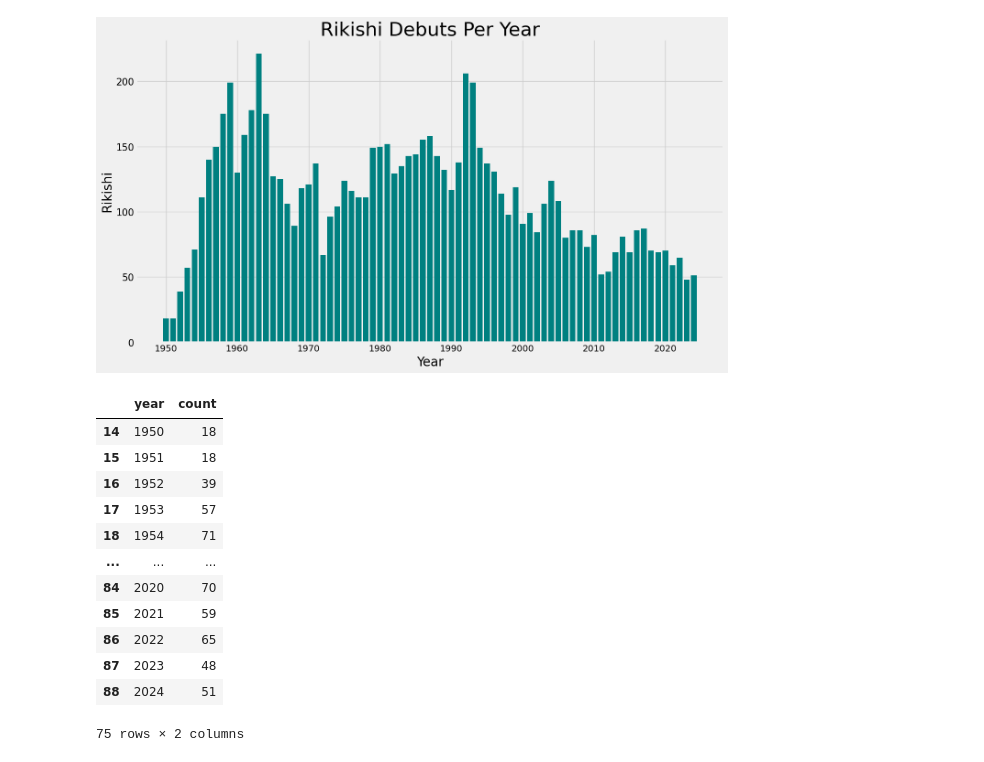
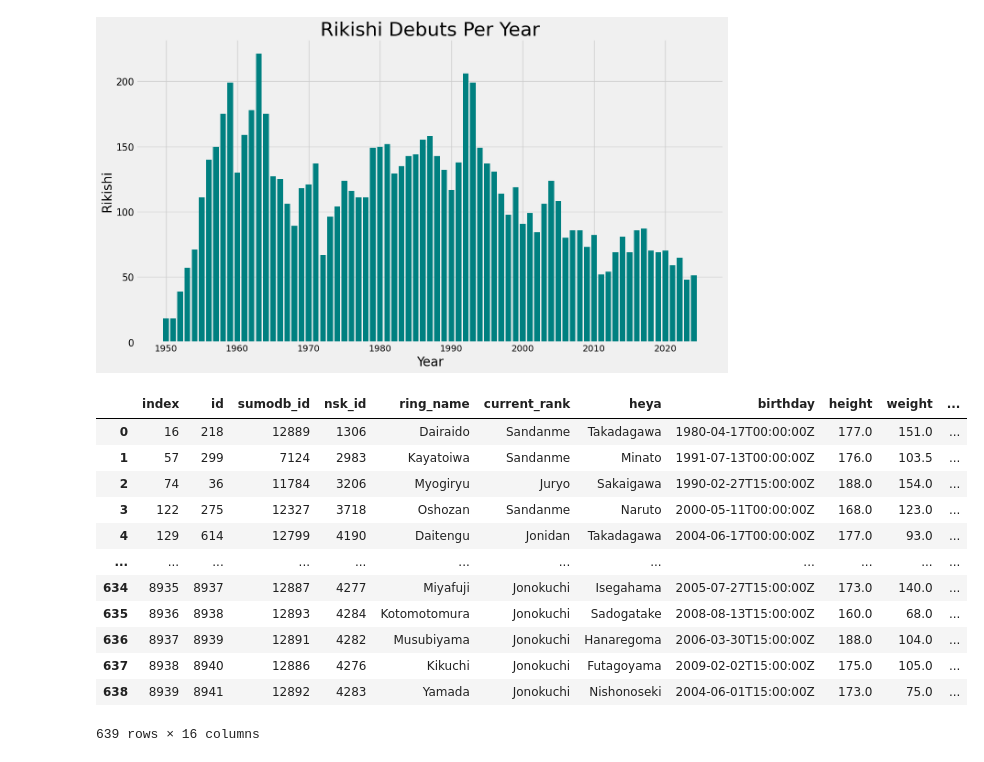
Before and after one commit to FragariaChemist/sumo, a Jupyter notebook: code/02_feature_engineering.ipynb, the cells around one changed output. Cells and saved outputs as stored; diff of their text form; code cells hidden in the pictures.

```diff
--- a/code/02_feature_engineering.ipynb
+++ b/code/02_feature_engineering.ipynb
@@ -704,19 +837,19 @@ plt.tight_layout()
 plt.savefig('../plots/sumo_debuts.png', dpi = 192);
 # %% [output]
 [figure]
-# %%
-debut_count_after_1950_df
-# %% [output]
-|  | year | count |
-| 14 | 1950 | 18 |
-| 15 | 1951 | 18 |
-| 16 | 1952 | 39 |
-| 17 | 1953 | 57 |
-| 18 | 1954 | 71 |
-| ... | ... | ... |
-| 84 | 2020 | 70 |
-| 85 | 2021 | 59 |
-| 86 | 2022 | 65 |
-| 87 | 2023 | 48 |
-| 88 | 2024 | 51 |
-75 rows × 2 columns
+# %%
+active_sumo_df
+# %% [output]
+|  | index | id | sumodb_id | nsk_id | ring_name | current_rank | heya | birthday | height | weight | ... |
+| 0 | 16 | 218 | 12889 | 1306 | Dairaido | Sandanme | Takadagawa | 1980-04-17T00:00:00Z | 177.0 | 151.0 | ... |
+| 1 | 57 | 299 | 7124 | 2983 | Kayatoiwa | Sandanme | Minato | 1991-07-13T00:00:00Z | 176.0 | 103.5 | ... |
+| 2 | 74 | 36 | 11784 | 3206 | Myogiryu | Juryo | Sakaigawa | 1990-02-27T15:00:00Z | 188.0 | 154.0 | ... |
+| 3 | 122 | 275 | 12327 | 3718 | Oshozan | Sandanme | Naruto | 2000-05-11T00:00:00Z | 168.0 | 123.0 | ... |
+| 4 | 129 | 614 | 12799 | 4190 | Daitengu | Jonidan | Takadagawa | 2004-06-17T00:00:00Z | 177.0 | 93.0 | ... |
+| ... | ... | ... | ... | ... | ... | ... | ... | ... | ... | ... | ... |
+| 634 | 8935 | 8937 | 12887 | 4277 | Miyafuji | Jonokuchi | Isegahama | 2005-07-27T15:00:00Z | 173.0 | 140.0 | ... |
+| 635 | 8936 | 8938 | 12893 | 4284 | Kotomotomura | Jonokuchi | Sadogatake | 2008-08-13T15:00:00Z | 160.0 | 68.0 | ... |
+| 636 | 8937 | 8939 | 12891 | 4282 | Musubiyama | Jonokuchi | Hanaregoma | 2006-03-30T15:00:00Z | 188.0 | 104.0 | ... |
+| 637 | 8938 | 8940 | 12886 | 4276 | Kikuchi | Jonokuchi | Futagoyama | 2009-02-02T15:00:00Z | 175.0 | 105.0 | ... |
+| 638 | 8939 | 8941 | 12892 | 4283 | Yamada | Jonokuchi | Nishonoseki | 2004-06-01T15:00:00Z | 173.0 | 75.0 | ... |
+639 rows × 16 columns
```
Also changed, not shown: parts of 19 cells of this notebook, 1 other file.
